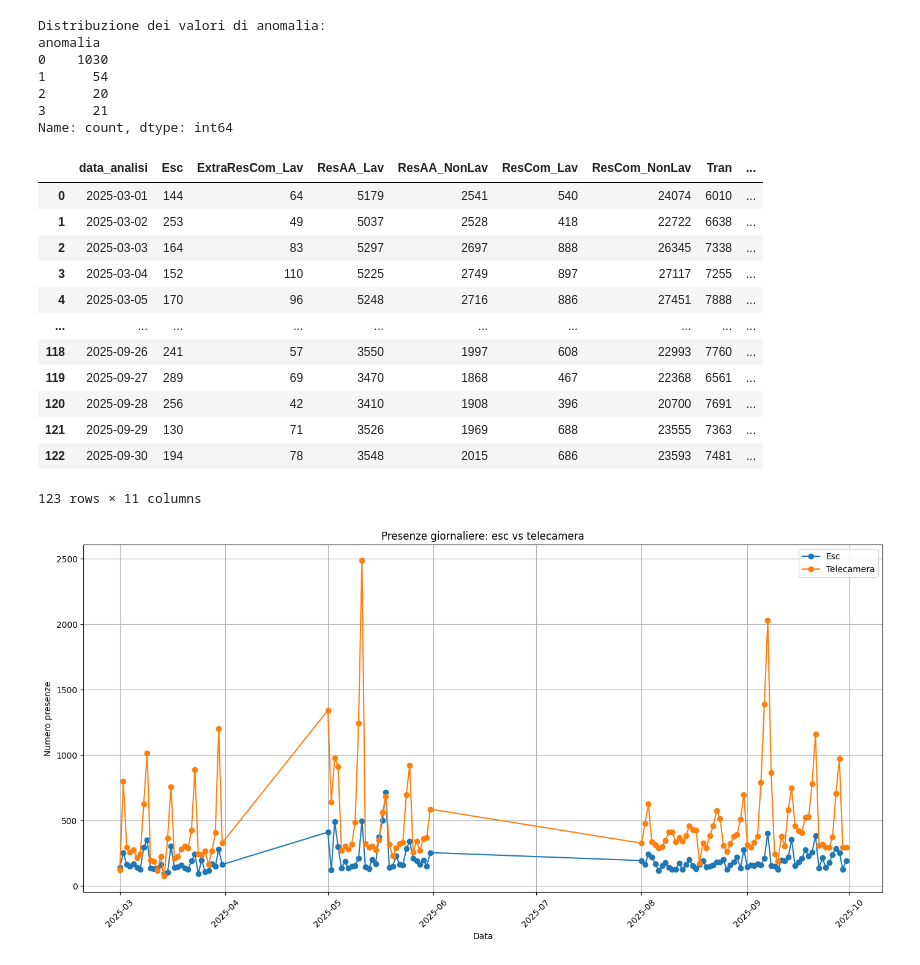
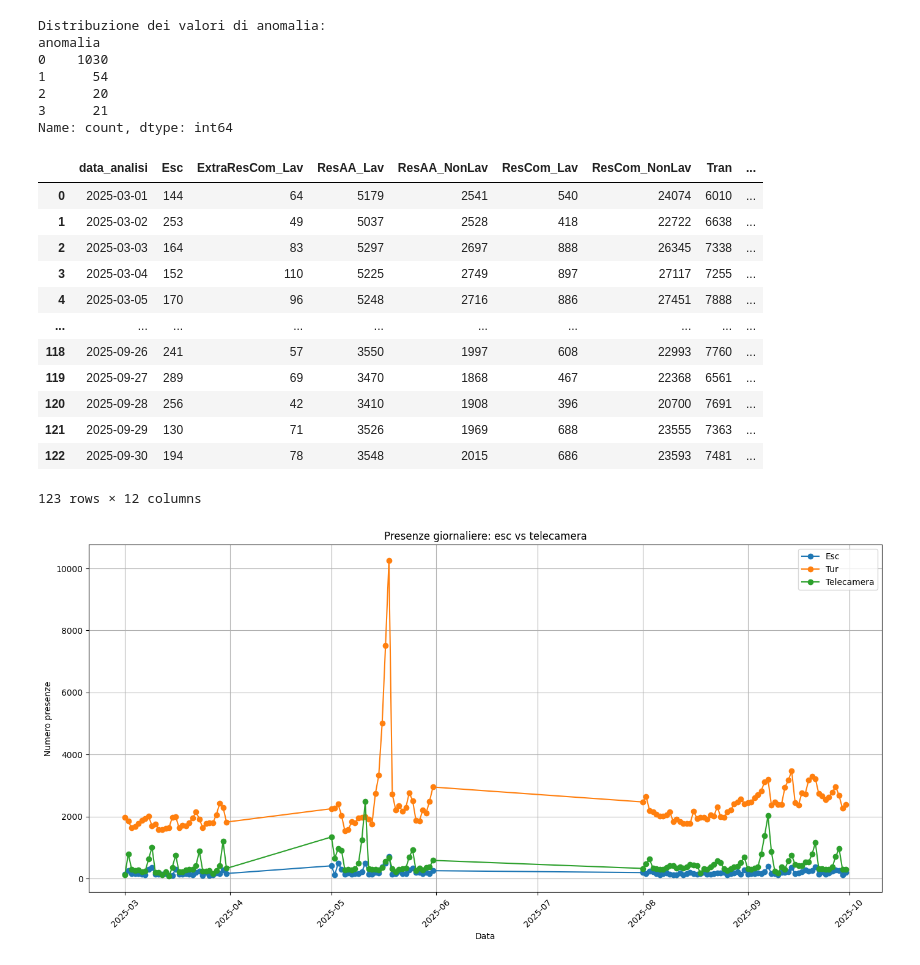
Before and after one commit to nbicocchi/S4C-Project, a Jupyter notebook: experiments/dataset2025/data_analysis/presence_analysis_2.ipynb, the cells around one changed output. Cells and saved outputs as stored; diff of their text form; code cells hidden in the pictures.

```diff
--- a/experiments/dataset2025/data_analysis/presence_analysis_2.ipynb
+++ b/experiments/dataset2025/data_analysis/presence_analysis_2.ipynb
@@ -67,15 +67,5 @@ telecamera_scelta = "Arcoribellino"
 df_cam = df[df["telecamera"] == telecamera_scelta].copy()
 df_cam = df_cam.reset_index(drop=True)
 
-# Rimuovi colonne originali
-df_cam = df_cam.drop(columns=["data", "ora", "telecamera"])
-
-df_telecamere = (
-    df_cam
-    .assign(giorno=df_cam["datetime"].dt.date)
-    .groupby("giorno", as_index=False)
-    .sum(numeric_only=True)
-)
-
-df_telecamere
+df_cam
 # %% [output]
@@ -94,0 +85,17 @@ df_telecamere
+# %%
+import pandas as pd
+
+# Copia del dataframe
+df = df_cam.copy()
+
+# Assicuriamoci che 'ora' sia un numero intero (0-23)
+df['ora'] = pd.to_datetime(df['ora'], format='%H:%M:%S').dt.hour
+
+# Aggregazione totale ingressi per giorno
+df_agg = df.groupby('data')['entra'].sum().reset_index()
+
+# Rinomina colonna
+df_agg = df_agg.rename(columns={'entra': 'Telecamera'})
+
+df_telecamere = df_agg.copy()
+df_telecamere
@@ -128,16 +149,16 @@ Name: count, dtype: int64
 # %%
 # --- Assicurati che le colonne data siano datetime ---
 df_presenze["data_analisi"] = pd.to_datetime(df_presenze["data_analisi"])
-df_telecamere["giorno"] = pd.to_datetime(df_telecamere["giorno"])
+df_telecamere["data"] = pd.to_datetime(df_telecamere["data"])
 df_eventi["giorno"] = pd.to_datetime(df_eventi["giorno"])
 
 # --- Merge df_presenze + df_telecamere ---
 df_finale = df_presenze.merge(
-    df_telecamere[["giorno", "entra"]],
+    df_telecamere,
     left_on="data_analisi",
-    right_on="giorno",
+    right_on="data",
     how="left"
-).rename(columns={"entra": "Telecamera"}).drop(columns=["giorno"])
+)
 
 # --- Merge df_finale + df_eventi ---
 # Aggiungiamo suffissi per evitare conflitti di colonne con lo stesso nome
@@ -152,7 +173,6 @@ df_finale = df_finale.merge(
 # Rimuoviamo la colonna duplicata 'giorno' proveniente da df_eventi
 df_finale = df_finale.drop(columns=["giorno"])
 
-# --- Controllo finale ---
 df_finale
 # %% [output]
 |  | data_analisi | Esc | ExtraResCom_Lav | ResAA_Lav | ResAA_NonLav | ResCom_Lav | ResCom_NonLav | Tran | ... |
@@ -167,30 +187,32 @@ df_finale
 | 120 | 2025-09-28 | 256 | 42 | 3410 | 1908 | 396 | 20700 | 7691 | ... |
 | 121 | 2025-09-29 | 130 | 71 | 3526 | 1969 | 688 | 23555 | 7363 | ... |
 | 122 | 2025-09-30 | 194 | 78 | 3548 | 2015 | 686 | 23593 | 7481 | ... |
-123 rows × 11 columns
+123 rows × 12 columns
 # %%
 import matplotlib.pyplot as plt
 
 plt.figure(figsize=(14,7))
 
 # Colonne da plottare
-colonne_da_plot = ["Esc", "Telecamera"]
+colonne_da_plot = ["Esc", "Tur", "Telecamera"]
+
+#["Esc", "ExtraResCom_Lav", "ResAA_Lav", "ResAA_NonLav", "ResCom_Lav", "ResCom_NonLav", "Tran", "Tur"]
 
 # Traccia le linee
 for col in colonne_da_plot:
     plt.plot(df_finale["data_analisi"], df_finale[col], marker='o', label=col)
 
 # Formattazione del grafico
 plt.title("Presenze giornaliere: esc vs telecamera")
 plt.xlabel("Data")
 plt.ylabel("Numero presenze")
 plt.xticks(rotation=45)
 plt.grid(True)
 plt.legend()
 plt.tight_layout()
 plt.show()
 # %% [output]
-[figure, old version]
+[figure, new version]
 # %%
 import seaborn as sns
 import matplotlib.pyplot as plt
```
Also changed, not shown: parts of 6 cells of this notebook, 3 other files.
